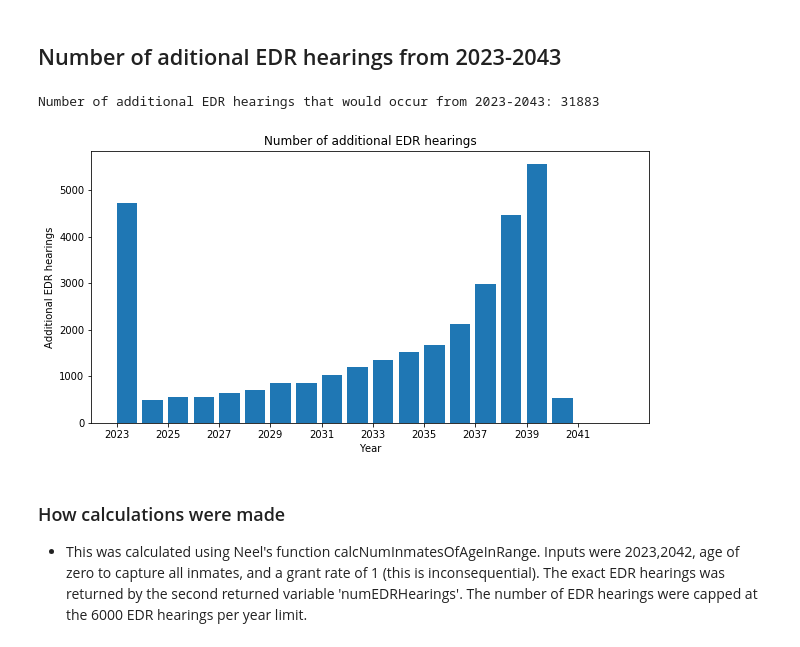
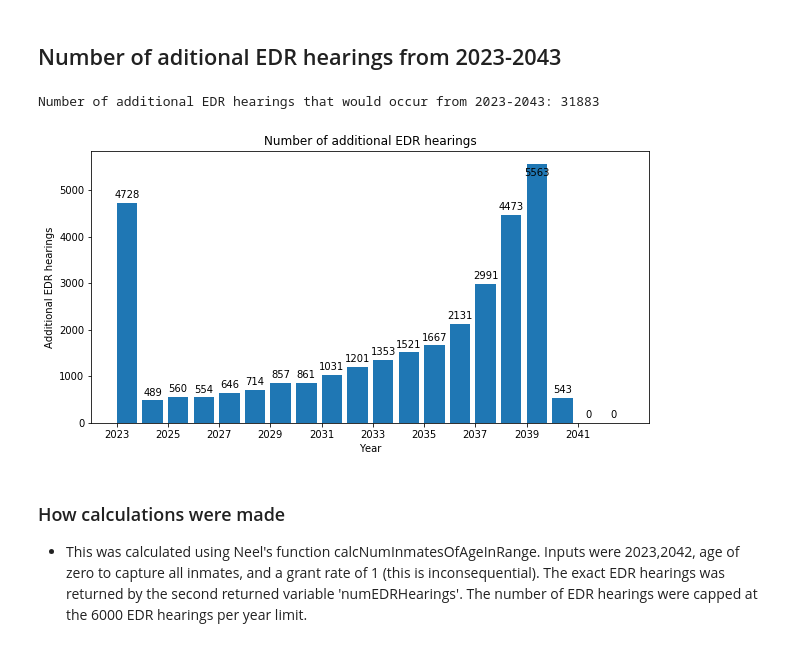
Before and after one commit to james-singer/ParoleProject, a Jupyter notebook: Parole Illinois Data Analysis.ipynb, the cells around one changed output. Drawn from its saved outputs; the diff is of its cells as text; code cells hidden in the pictures.

```diff
--- a/Parole Illinois Data Analysis.ipynb
+++ b/Parole Illinois Data Analysis.ipynb
@@ -47,6 +47,31 @@ liberalGrantRate = .465
 # Inmates qualified for EDR prior to January 1st, 2022
 before2022 = pd.to_datetime(str(2022 - 20) + "-01-01")
 qualifiedBefore2022 = len(df.loc[(df["Custody Date"] < before2022)])
+# %%
+# Helper function for plotting
+def autolabel(rects, plt):
+    # Get y-axis height to calculate label position from.
+    (y_bottom, y_top) = plt.get_ylim()
+    y_height = y_top - y_bottom
+
+    for rect in rects:
+        height = rect.get_height()
+
+        # Fraction of axis height taken up by this rectangle
+        p_height = (height / y_height)
+
+        # If we can fit the label above the column, do that;
+        # otherwise, put it inside the column.
+        if p_height > 0.95: # arbitrary; 95% looked good to me.
+            label_position = height - (y_height * 0.05)
+        else:
+            label_position = height + (y_height * 0.01)
+
+        plt.text(rect.get_x() + rect.get_width()/2., label_position,
+                '%d' % int(height),
+                ha='center', va='bottom')
+# autolabel(rects1, ax)
+# autolabel(rects2, ax)
 # %% [markdown]
 # Statistics for Inmates Granted EDR in 2022
 ### Number of Inmates Released by End of 2022, and Savings from Doing So
@@ -128,9 +155,6 @@ def calcNumInmatesOfAgeInRange(startYear, endYear, age, grantRate):
         servedTwentyYears = dfAgeAndOlder.loc[population["Custody Date"] <= twentyYearsServedDate]
         numOverAgeReleased = len(servedTwentyYears)
 
-        #Drop released inmates from population
-        population = population[~(population["IDOC #"].isin(servedTwentyYears["IDOC #"].head(int(numOverAgeReleased * grantRate))))]
-
         if(year == startYear or year == startYear + 1):
             #Add total number of EDR hearings for this year
             numEDRHearings.append(numOverAgeReleased)
@@ -138,13 +162,19 @@ def calcNumInmatesOfAgeInRange(startYear, endYear, age, grantRate):
             #Add total number of EDR denials for current year including reapplications every 2 years
             numEDRDenials[year] = (numOverAgeReleased) * (1 - grantRate)
 
+            #Drop released inmates from population
+            population = population[~(population["IDOC #"].isin(servedTwentyYears["IDOC #"].head(int(numOverAgeReleased * grantRate))))]
+
         if(year >= (startYear + 2)):
             #Add total number of EDR hearings for this year
             numEDRHearings.append(numOverAgeReleased + numEDRDenials[year - 2])
 
             #Add total number of EDR denials for current year including reapplications every 2 years
-            numEDRDenials[year] = (numOverAgeReleased  + numEDRDenials[year - 2]) * (1 - grantRate)
+            numEDRDenials[year] = (numOverAgeReleased + numEDRDenials[year - 2]) * (1 - grantRate)
 
+            #Drop released inmates from population
+            population = population[~(population["IDOC #"].isin(servedTwentyYears["IDOC #"].head(int((numOverAgeReleased + numEDRDenials[year - 2]) * grantRate))))]
+    #print(numEDRHearings)
     return (int(sum(numEDRHearings) * grantRate), numEDRHearings, grantRate) #Cast to int truncates
 # %%
 numOverSixty = calcNumInmatesOfAgeInRange(2022, 2022, 60, 1)
@@ -280,20 +300,22 @@ for yearlyNumReleased in [fiveYearsConservative, tenYearsConservative, fiveYears
 # %%
 result = calcNumInmatesOfAgeInRange(2023, 2042, 0, 1)[1]
 total = calcNumInmatesOfAgeInRange(2023, 2042, 0, 1)[0]
 for q in range(len(result)):
     if result[q] > 6000:
         result[q] = 6000
 print("Number of additional EDR hearings that would occur from 2023-2043:",total)
-plt.figure(figsize=(10,5))
-plt.bar(range(2023,2043),result,align = 'edge')
+plot = plt.figure(figsize=(10,5))
+ax = plot.add_subplot(1,1,1)
+rects = plt.bar(range(2023,2043),result,align = 'edge')
 plt.title("Number of additional EDR hearings")
 plt.xlabel("Year")
 plt.xticks(range(2023,2043,2))
 plt.ylabel("Additional EDR hearings")
+autolabel(rects, ax)
 plt.show()
 # %% [output]
 Number of additional EDR hearings that would occur from 2023-2043: 31883
-[figure, old version]
+[figure, new version]
 # %% [markdown]
 ### How calculations were made
 
```
Also changed, not shown: parts of 4 cells of this notebook.
